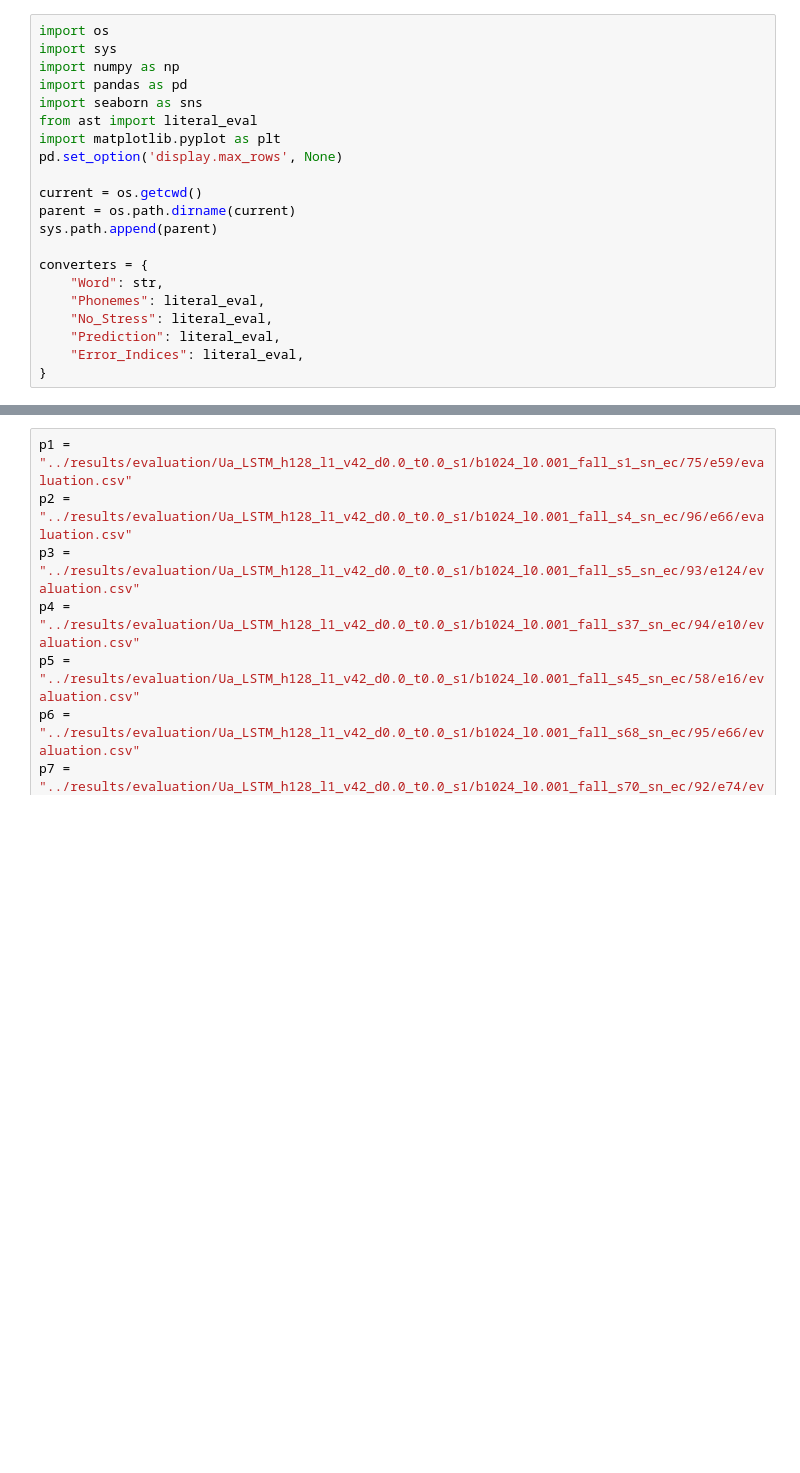
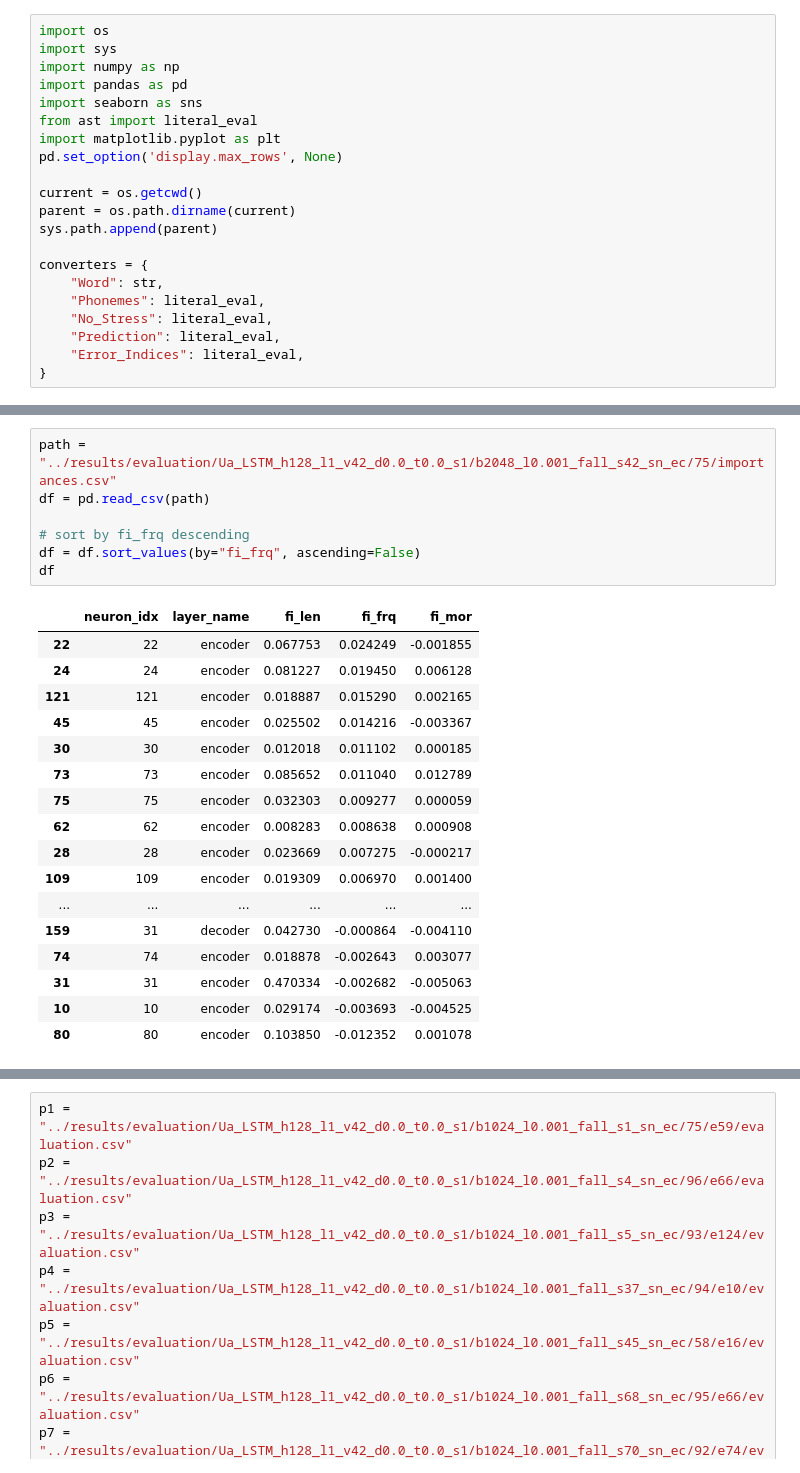
Before and after one commit to danieldager/swp-model, a Jupyter notebook: notebooks/plots.ipynb, the cells around one changed output, grey strips where cells are left out. Drawn from its saved outputs; the diff is of its cells as text; blank space fills up the shorter version.

```diff
--- a/notebooks/plots.ipynb
+++ b/notebooks/plots.ipynb
@@ -22,3 +137,28 @@ converters = {
+# %%
+path = "../results/evaluation/Ua_LSTM_h128_l1_v42_d0.0_t0.0_s1/b2048_l0.001_fall_s42_sn_ec/75/importances.csv"
+df = pd.read_csv(path)
+
+# sort by fi_frq descending
+df = df.sort_values(by="fi_frq", ascending=False)
+df
+# %% [output]
+|  | neuron_idx | layer_name | fi_len | fi_frq | fi_mor |
+| 22 | 22 | encoder | 0.067753 | 0.024249 | -0.001855 |
+| 24 | 24 | encoder | 0.081227 | 0.019450 | 0.006128 |
+| 121 | 121 | encoder | 0.018887 | 0.015290 | 0.002165 |
+| 45 | 45 | encoder | 0.025502 | 0.014216 | -0.003367 |
+| 30 | 30 | encoder | 0.012018 | 0.011102 | 0.000185 |
+| 73 | 73 | encoder | 0.085652 | 0.011040 | 0.012789 |
+| 75 | 75 | encoder | 0.032303 | 0.009277 | 0.000059 |
+| 62 | 62 | encoder | 0.008283 | 0.008638 | 0.000908 |
+| 28 | 28 | encoder | 0.023669 | 0.007275 | -0.000217 |
+| 109 | 109 | encoder | 0.019309 | 0.006970 | 0.001400 |
+| ... | ... | ... | ... | ... | ... |
+| 159 | 31 | decoder | 0.042730 | -0.000864 | -0.004110 |
+| 74 | 74 | encoder | 0.018878 | -0.002643 | 0.003077 |
+| 31 | 31 | encoder | 0.470334 | -0.002682 | -0.005063 |
+| 10 | 10 | encoder | 0.029174 | -0.003693 | -0.004525 |
+| 80 | 80 | encoder | 0.103850 | -0.012352 | 0.001078 |
 # %%
 p1 = "../results/evaluation/Ua_LSTM_h128_l1_v42_d0.0_t0.0_s1/b1024_l0.001_fall_s1_sn_ec/75/control/evaluation.csv"
 p2 = "../results/evaluation/Ua_LSTM_h128_l1_v42_d0.0_t0.0_s1/b1024_l0.001_fall_s4_sn_ec/96/control/evaluation.csv"
```
Also changed, not shown: parts of 8 cells of this notebook, 34 other files.
